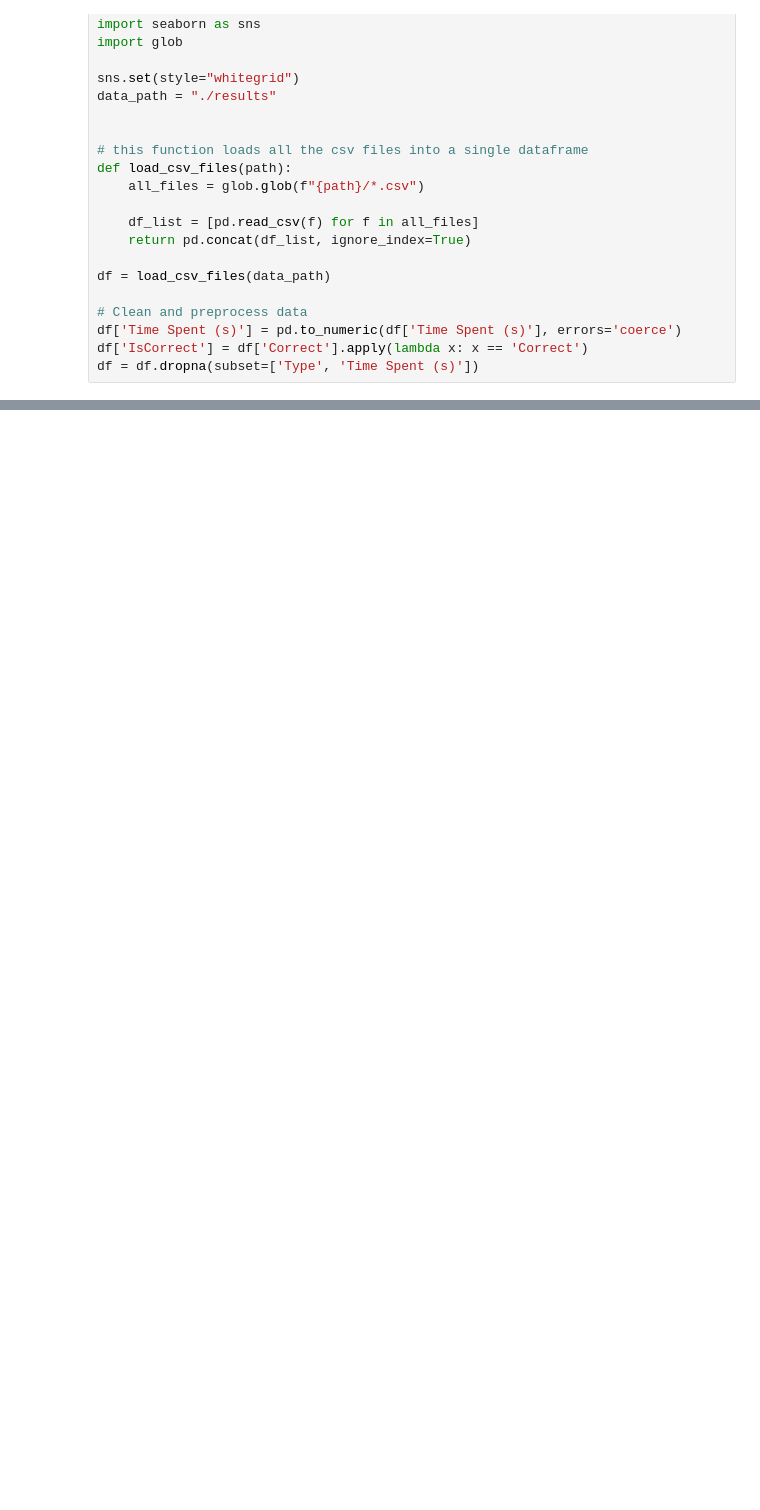
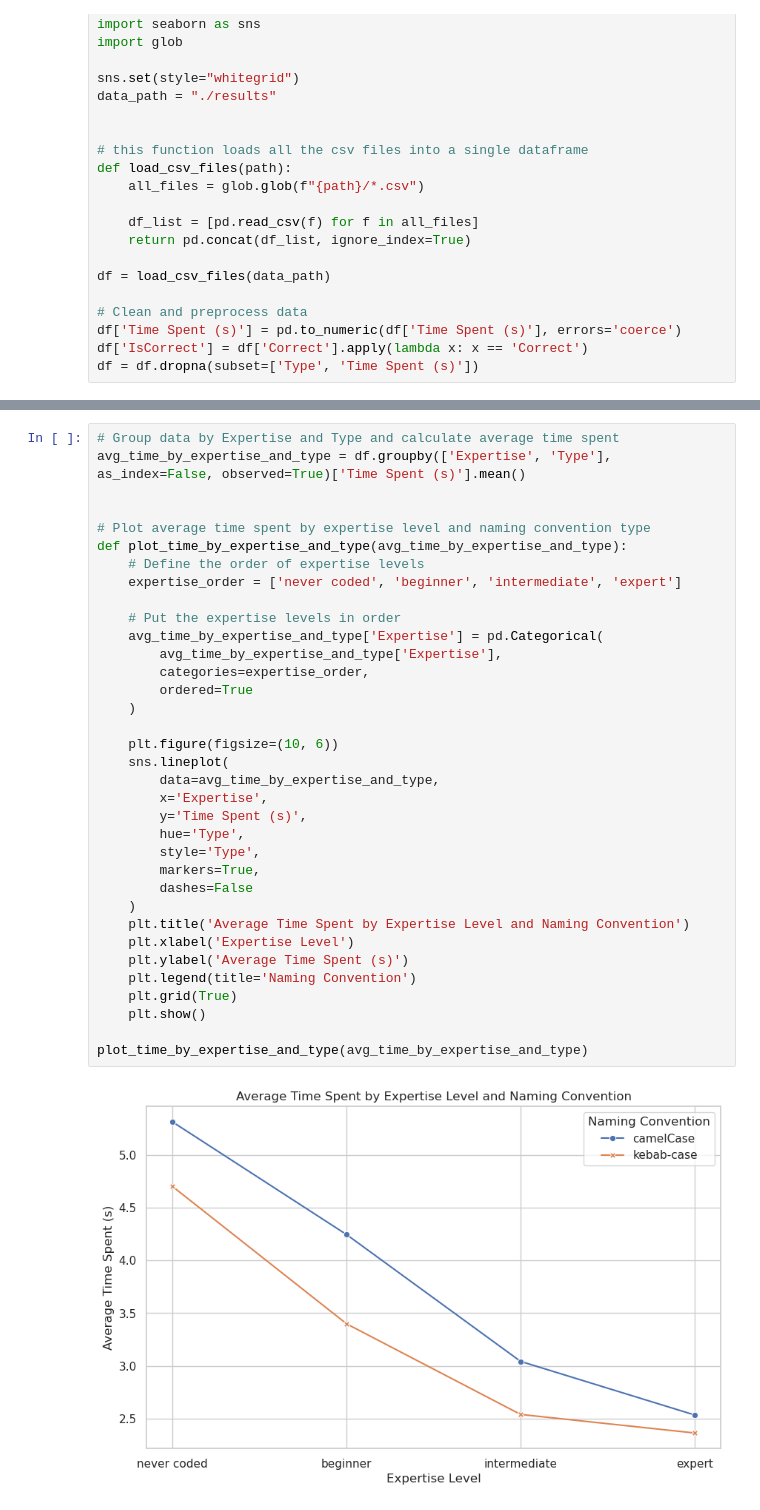
Before and after one commit to Giovo173/Exp-Eval, a Jupyter notebook: experiment 2/experiment-2/plotter.ipynb, the cells around one changed output, grey strips where cells are left out. Cells and saved outputs as stored; diff of their text form; blank space fills up the shorter version.

```diff
--- a/experiment 2/experiment-2/plotter.ipynb
+++ b/experiment 2/experiment-2/plotter.ipynb
@@ -156,0 +191,37 @@ plot_time_correct_attempts_by_type(df)
+# %%
+# Group data by Expertise and Type and calculate average time spent
+avg_time_by_expertise_and_type = df.groupby(['Expertise', 'Type'], as_index=False, observed=True)['Time Spent (s)'].mean()
+
+
+# Plot average time spent by expertise level and naming convention type
+def plot_time_by_expertise_and_type(avg_time_by_expertise_and_type):
+    # Define the order of expertise levels
+    expertise_order = ['never coded', 'beginner', 'intermediate', 'expert']
+
+    # Put the expertise levels in order
+    avg_time_by_expertise_and_type['Expertise'] = pd.Categorical(
+        avg_time_by_expertise_and_type['Expertise'],
+        categories=expertise_order,
+        ordered=True
+    )
+
+    plt.figure(figsize=(10, 6))
+    sns.lineplot(
+        data=avg_time_by_expertise_and_type,
+        x='Expertise',
+        y='Time Spent (s)',
+        hue='Type',
+        style='Type',
+        markers=True,
+        dashes=False
+    )
+    plt.title('Average Time Spent by Expertise Level and Naming Convention')
+    plt.xlabel('Expertise Level')
+    plt.ylabel('Average Time Spent (s)')
+    plt.legend(title='Naming Convention')
+    plt.grid(True)
+    plt.show()
+
+plot_time_by_expertise_and_type(avg_time_by_expertise_and_type)
+# %% [output]
+[figure, added]
```
Also changed, not shown: parts of 8 cells of this notebook, 16 other files.
